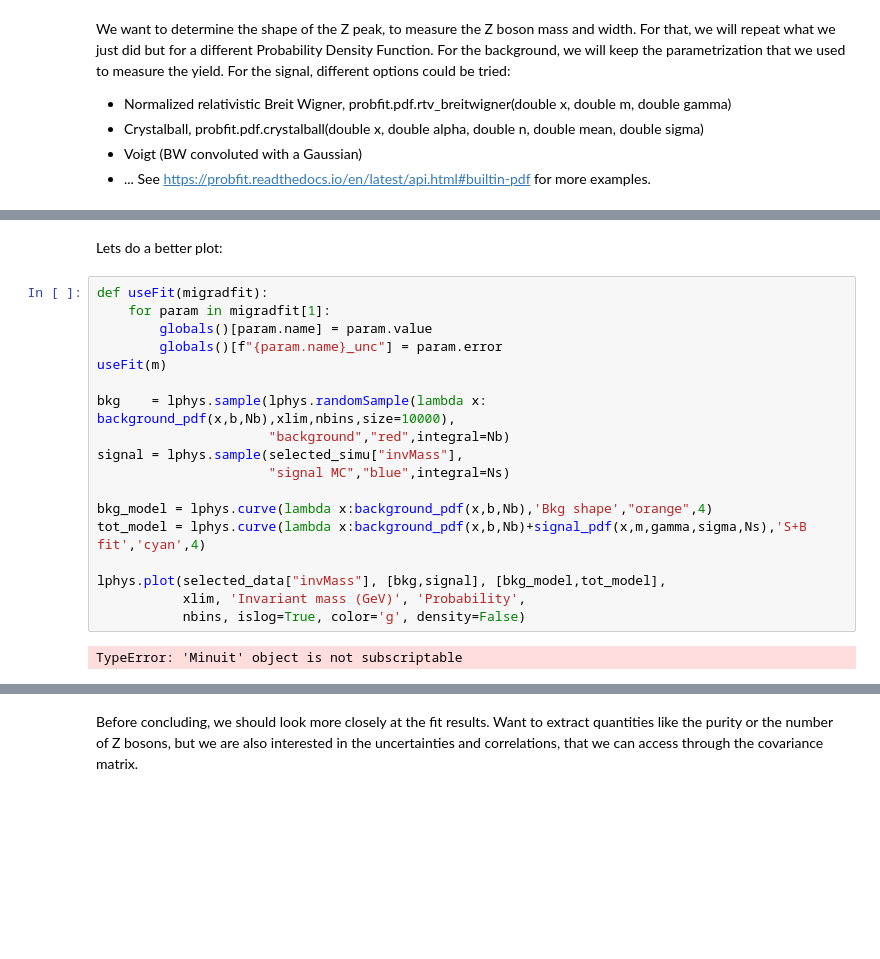
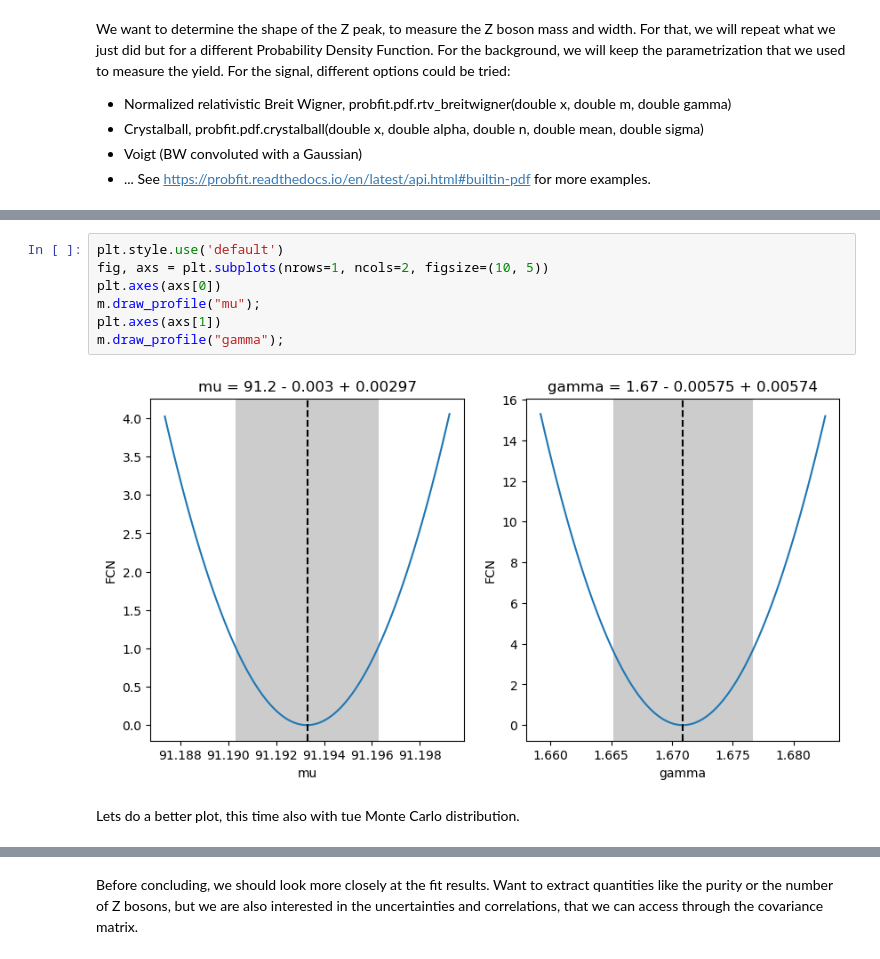
Before and after one commit to delaere/LPHY2131, a Jupyter notebook: analysis/labo2/Zlineshape.ipynb, the cells around one changed output, grey strips where cells are left out. Saved outputs shown, nothing was run; the diff lists cells and outputs as text; blank space fills up the shorter version.

```diff
--- a/analysis/labo2/Zlineshape.ipynb
+++ b/analysis/labo2/Zlineshape.ipynb
@@ -246,22 +163,11 @@ migradfit
+# %%
+plt.style.use('default')
+fig, axs = plt.subplots(nrows=1, ncols=2, figsize=(10, 5))
+plt.axes(axs[0])
+m.draw_profile("mu");
+plt.axes(axs[1])
+m.draw_profile("gamma");
+# %% [output]
+[figure, added]
 # %% [markdown]
-Lets do a better plot:
+Lets do a better plot, this time also with tue Monte Carlo distribution.
-# %%
-def useFit(migradfit):
-    for param in migradfit[1]:
-        globals()[param.name] = param.value
-        globals()[f"{param.name}_unc"] = param.error
-useFit(m)
-
-bkg    = lphys.sample(lphys.randomSample(lambda x: background_pdf(x,b,Nb),xlim,nbins,size=10000),
-                      "background","red",integral=Nb)
-signal = lphys.sample(selected_simu["invMass"],
-                      "signal MC","blue",integral=Ns)
-
-bkg_model = lphys.curve(lambda x:background_pdf(x,b,Nb),'Bkg shape',"orange",4)
-tot_model = lphys.curve(lambda x:background_pdf(x,b,Nb)+signal_pdf(x,m,gamma,sigma,Ns),'S+B fit','cyan',4)
-
-lphys.plot(selected_data["invMass"], [bkg,signal], [bkg_model,tot_model],
-           xlim, 'Invariant mass (GeV)', 'Probability',
-           nbins, islog=True, color='g', density=False)
-# %% [output]
-TypeError: 'Minuit' object is not subscriptable
```
Also changed, not shown: parts of 28 cells of this notebook, 1 other file.
